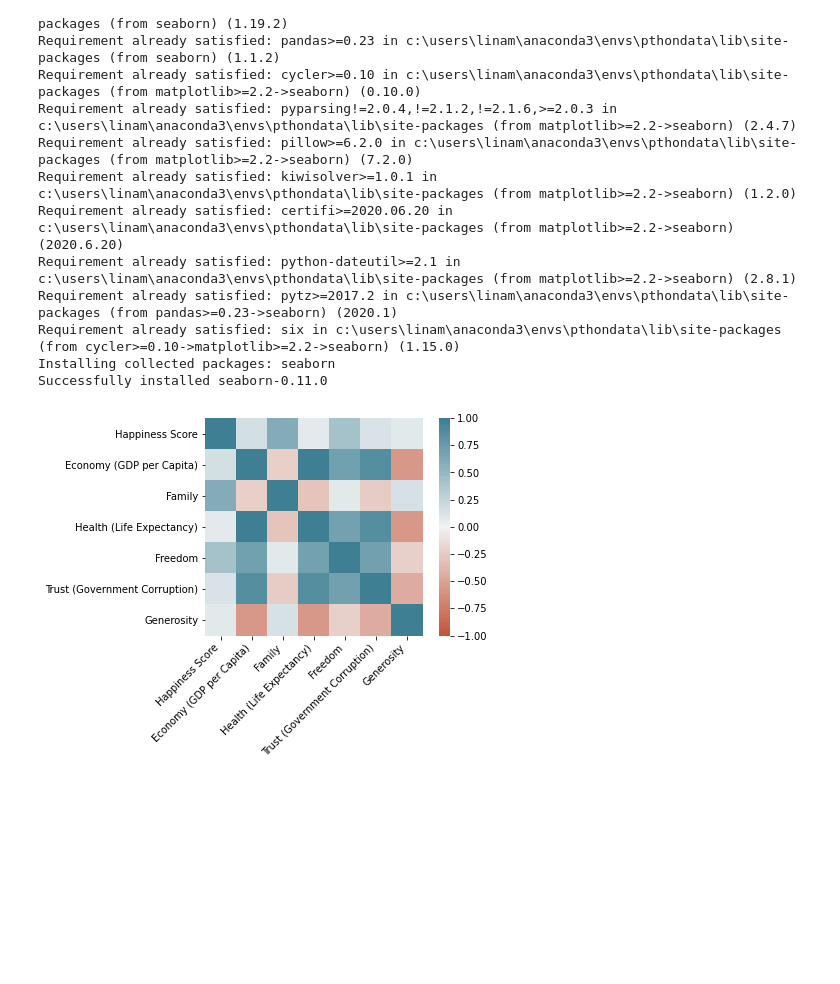
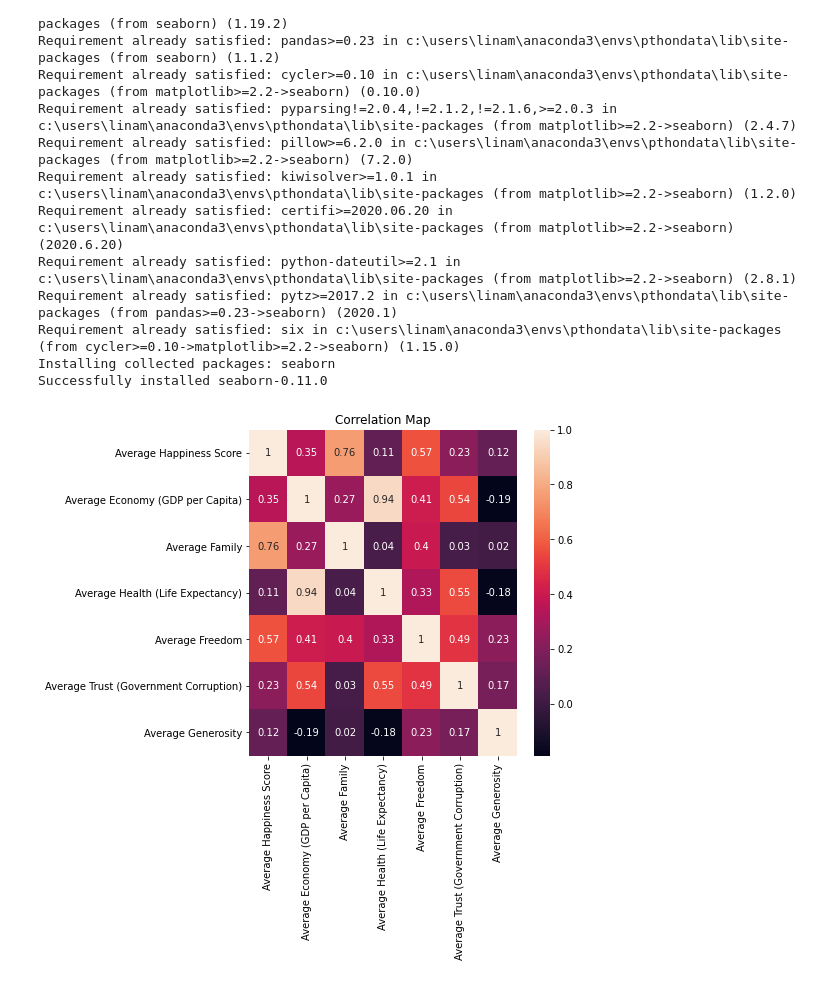
Before and after one commit to lina3362/Project-1, a Jupyter notebook: Project1-WorldHappyness.ipynb, the cells around one changed output. Saved outputs shown, nothing was run; the diff lists cells and outputs as text; code cells hidden in the pictures; blank space fills up the shorter version.

```diff
--- a/Project1-WorldHappyness.ipynb
+++ b/Project1-WorldHappyness.ipynb
@@ -253,17 +239,11 @@ Installing collected packages: seaborn
 Successfully installed seaborn-0.11.0
 # %%
 import seaborn as sns
-# %%
-heatmap = sns.heatmap(
-    combined_data.corr(),
-    vmin=-1, vmax=1, center=0,
-    cmap=sns.diverging_palette(20, 220, n=200),
-    square=True
-)
-heatmap.set_xticklabels(
-    heatmap.get_xticklabels(),
-    rotation=45,
-    horizontalalignment='right'
-);
-# %% [output]
-[figure, removed]
+# %%
+corrMatrix = summary_table.corr()
+fig, ax = plt.subplots(figsize=(6,6))
+sns.heatmap(corrMatrix.round(2), annot=True)
+plt.title("Correlation Map")
+plt.show()
+# %% [output]
+[figure, added]
```
Also changed, not shown: parts of 15 cells of this notebook, 1 other file.
